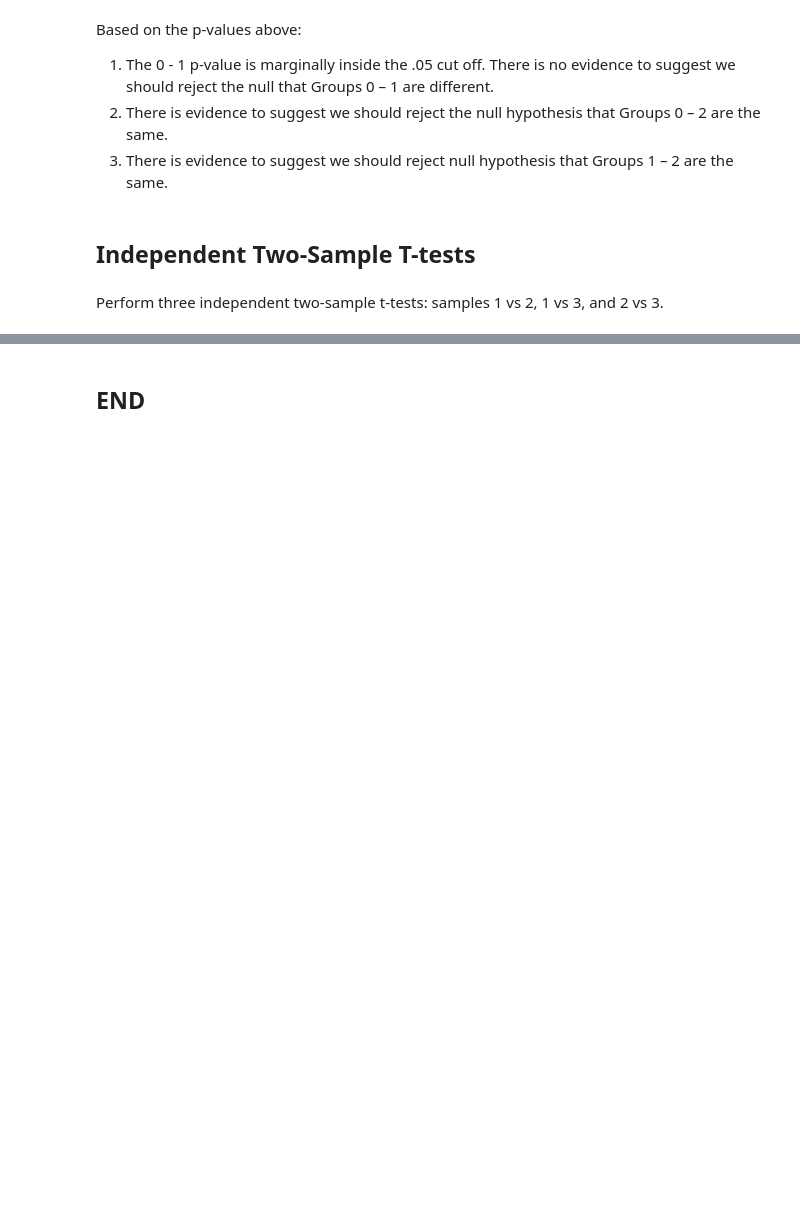
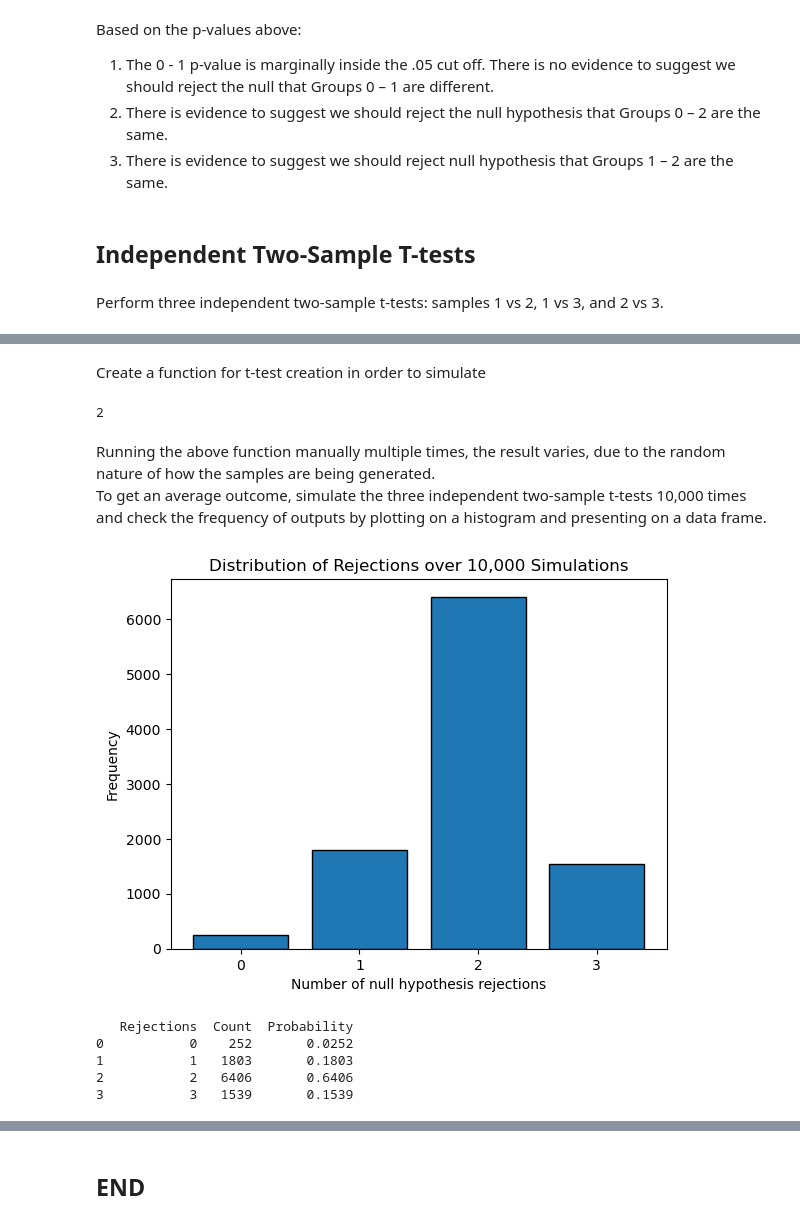
Before and after one commit to fdennehy/applied-statistics, a Jupyter notebook: problems.ipynb, the cells around one changed output, grey strips where cells are left out. Saved outputs shown, nothing was run; the diff lists cells and outputs as text; code cells hidden in the pictures; blank space fills up the shorter version.

```diff
--- a/problems.ipynb
+++ b/problems.ipynb
@@ -729,0 +795,2 @@ Perform three independent two-sample t-tests: samples 1 vs 2, 1 vs 3, and 2 vs 3
+# %% [markdown]
+Create a function for t-test creation in order to simulate
@@ -729,0 +834,43 @@ Perform three independent two-sample t-tests: samples 1 vs 2, 1 vs 3, and 2 vs 3
+# %%
+# Show output, setting random seed for repeatability
+result = simulate_three_ttest(random_seed=None)
+print(result)
+# %% [output]
+2
+# %% [markdown]
+Running the above function manually multiple times, the result varies, due to the random nature of how the samples are being generated.
+To get an average outcome, simulate the three independent two-sample t-tests 10,000 times and check the frequency of outputs by plotting on a histogram and presenting on a data frame.
+# %%
+# Run the simulation 10,000 times (fully random)
+results = [simulate_three_ttest(random_seed=None) for _ in range(10_000)]
+# %%
+# Create histogram
+plt.hist(results, bins=[-0.5, 0.5, 1.5, 2.5, 3.5], edgecolor='black', rwidth=0.8)
+plt.xticks([0, 1, 2, 3])  # Set x-axis labels
+plt.xlabel("Number of null hypothesis rejections")
+plt.ylabel("Frequency")
+plt.title("Distribution of Rejections over 10,000 Simulations")
+plt.show()
+# %% [output]
+[figure, added]
+# %%
+# Count frequency of outputs
+counts = np.bincount(results)
+
+# Show
+df = pd.DataFrame({
+    # Rejection columns, with values of either 0, 1, 2 or 3.
+    "Rejections": range(len(counts)),
+    # Counts column
+    "Count": counts,
+    # Probability column
+    "Probability": counts / len(results)
+})
+
+print(df)
+# %% [output]
+   Rejections  Count  Probability
+0           0    252       0.0252
+1           1   1803       0.1803
+2           2   6406       0.6406
+3           3   1539       0.1539
```
Also changed, not shown: parts of 18 cells of this notebook.
